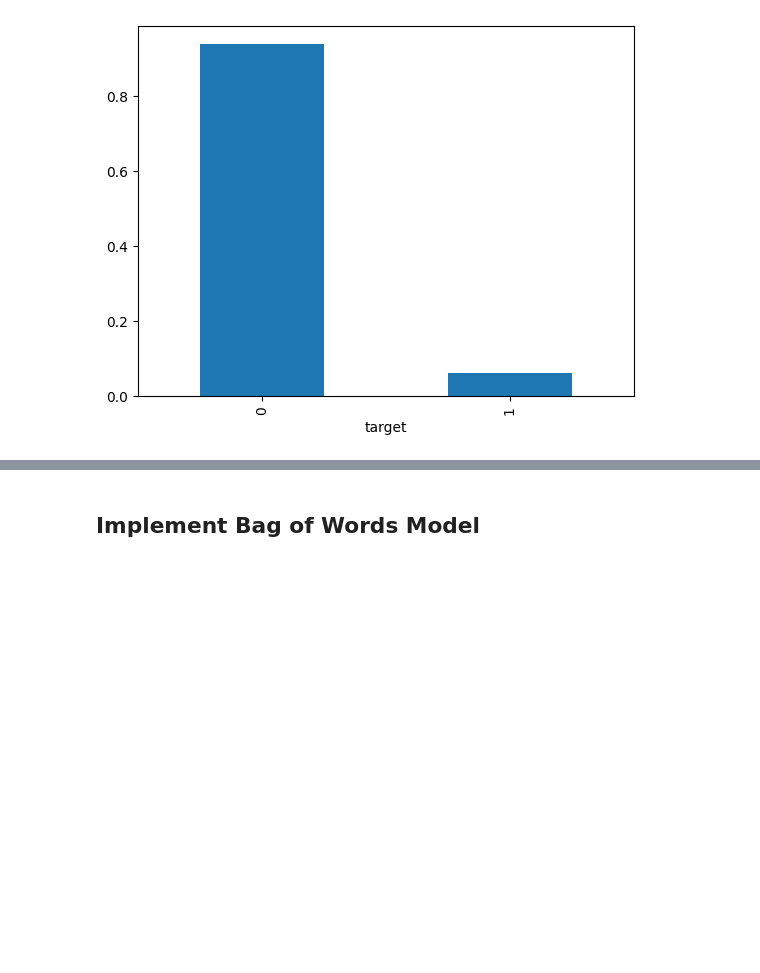
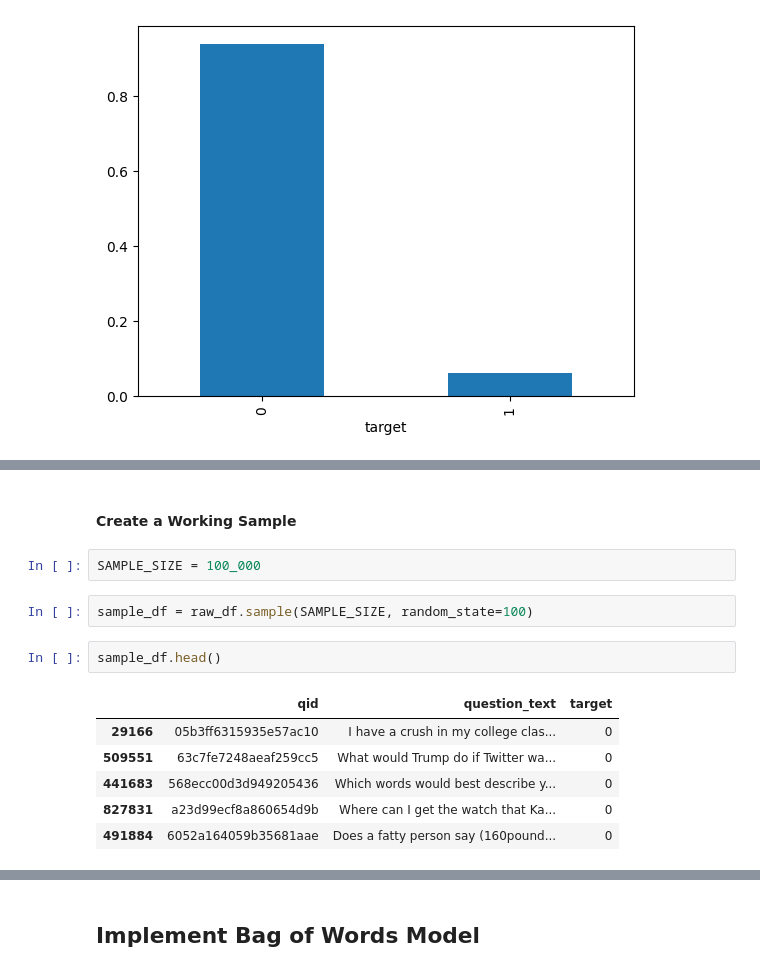
Before and after one commit to thugge254/Applied-Portfolio-Management, a Jupyter notebook: Quora_text_classification.ipynb, the cells around one changed output, grey strips where cells are left out. Saved outputs shown, nothing was run; the diff lists cells and outputs as text; blank space fills up the shorter version.

```diff
--- a/Quora_text_classification.ipynb
+++ b/Quora_text_classification.ipynb
@@ -154,0 +190,15 @@ plt.show()
+# %% [markdown]
+#### Create a Working Sample
+# %%
+SAMPLE_SIZE = 100_000
+# %%
+sample_df = raw_df.sample(SAMPLE_SIZE, random_state=100)
+# %%
+sample_df.head()
+# %% [output]
+|  | qid | question_text | target |
+| 29166 | 05b3ff6315935e57ac10 | I have a crush in my college clas... | 0 |
+| 509551 | 63c7fe7248aeaf259cc5 | What would Trump do if Twitter wa... | 0 |
+| 441683 | 568ecc00d3d949205436 | Which words would best describe y... | 0 |
+| 827831 | a23d99ecf8a860654d9b | Where can I get the watch that Ka... | 0 |
+| 491884 | 6052a164059b35681aae | Does a fatty person say (160pound... | 0 |
```
Also changed, not shown: parts of 52 cells of this notebook.
